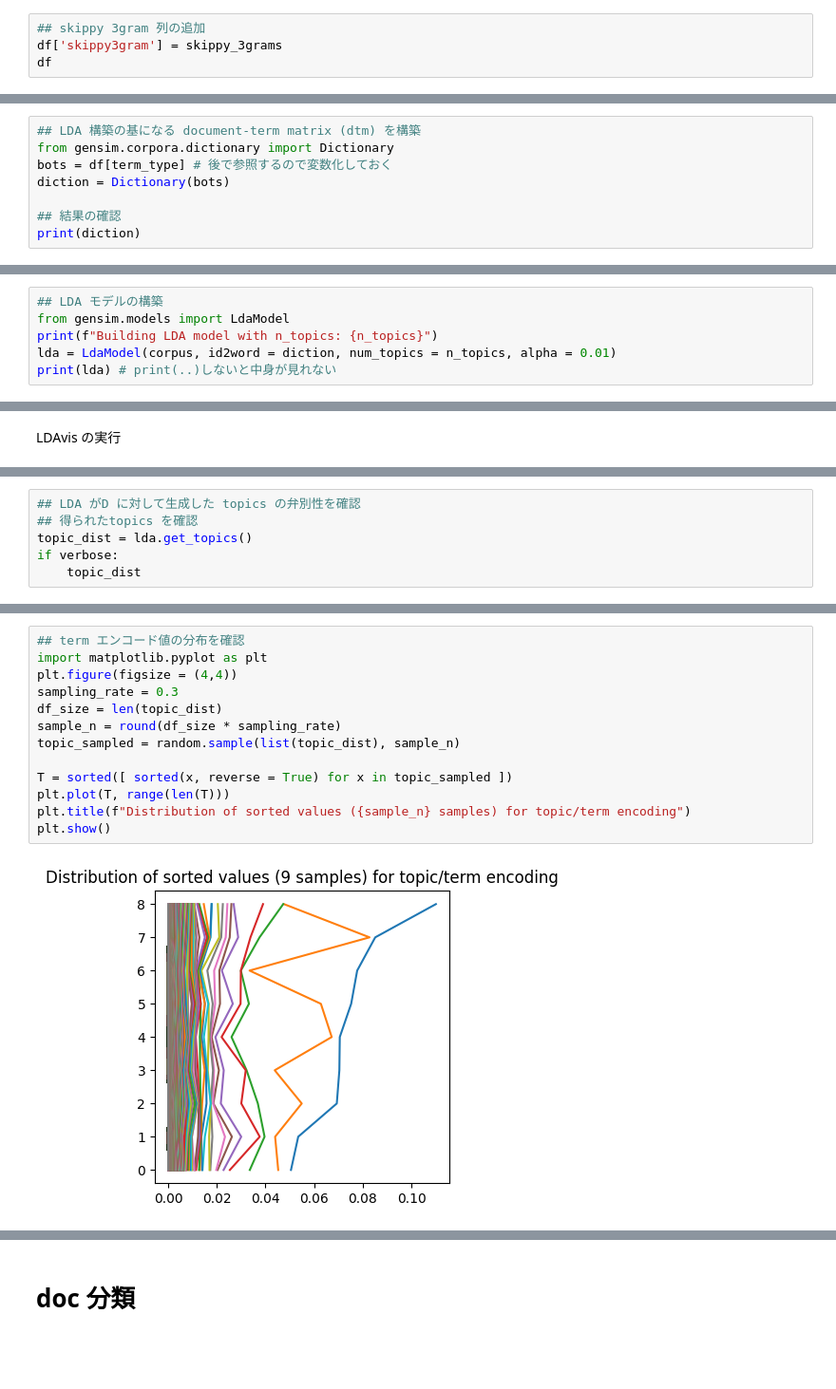
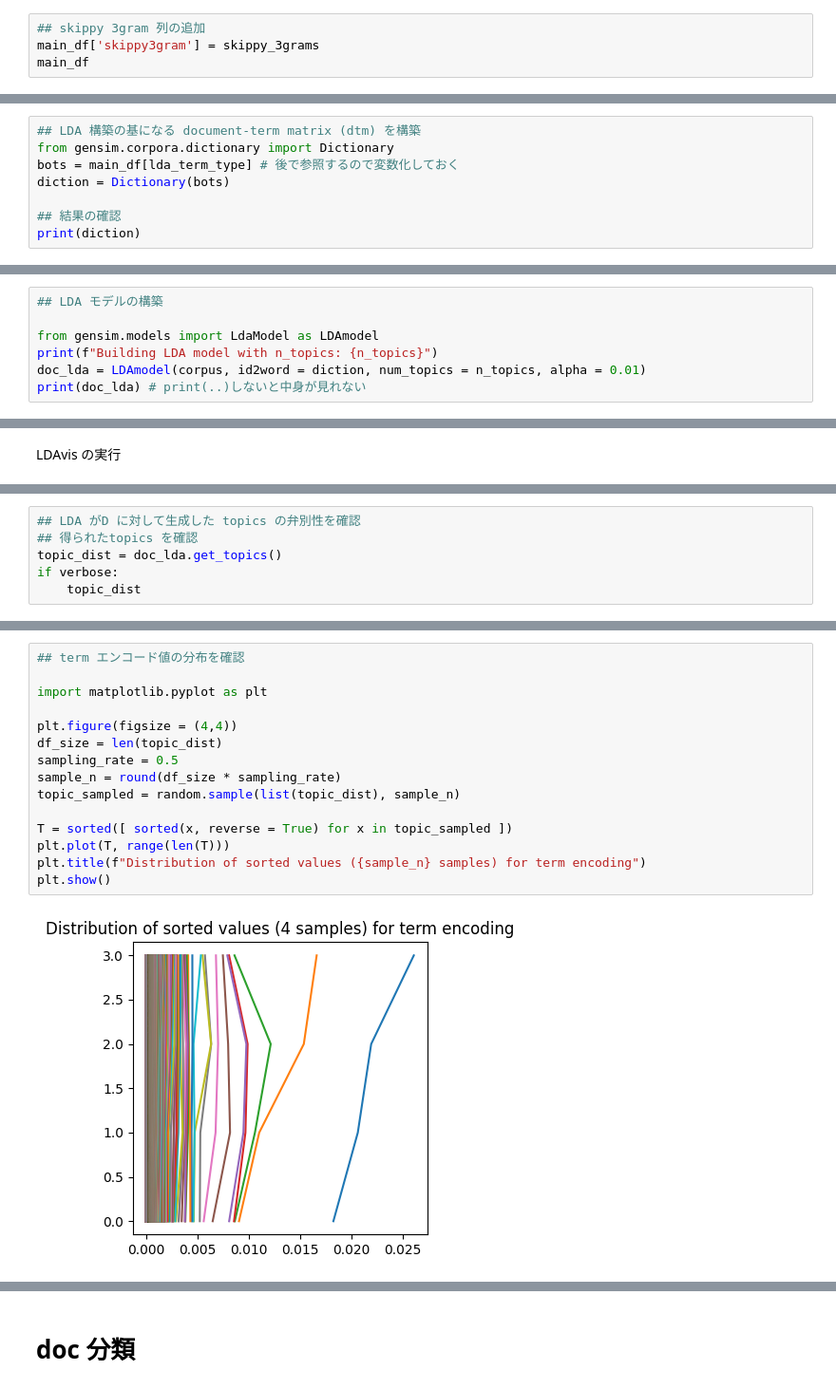
Before and after one commit to kow-k/LDA-spell-sound-typology, a Jupyter notebook: LDA-spell-sound.ipynb, the cells around one changed output, grey strips where cells are left out. Shown at 95% size. Drawn from its saved outputs; the diff is of its cells as text; blank space fills up the shorter version.

```diff
--- a/LDA-spell-sound.ipynb
+++ b/LDA-spell-sound.ipynb
@@ -637,7 +710,7 @@ if verbose:
     random.sample(skippy_3grams, 3)
 # %%
 ## skippy 3gram 列の追加
-df['skippy3gram'] = skippy_3grams
-df
+main_df['skippy3gram'] = skippy_3grams
+main_df
 # %% [output]
 |  | form | freq | spell | sound | irish | welsh | icelandic | dutch | english | french | german | ... |
@@ -658,7 +731,7 @@ DTM 構築
 # %%
 ## LDA 構築の基になる document-term matrix (dtm) を構築
 from gensim.corpora.dictionary import Dictionary
-bots = df[term_type] # 後で参照するので変数化しておく
+bots = main_df[lda_term_type] # 後で参照するので変数化しておく
 diction = Dictionary(bots)
 
 ## 結果の確認
@@ -701,8 +774,9 @@ Number of documents: 6369
 LDA モデルの構築
 # %%
 ## LDA モデルの構築
-from gensim.models import LdaModel
+
+from gensim.models import LdaModel as LDAmodel
 print(f"Building LDA model with n_topics: {n_topics}")
-lda = LdaModel(corpus, id2word = diction, num_topics = n_topics, alpha = 0.01)
-print(lda) # print(..)しないと中身が見れない
+doc_lda = LDAmodel(corpus, id2word = diction, num_topics = n_topics, alpha = 0.01)
+print(doc_lda) # print(..)しないと中身が見れない
 # %% [output]
@@ -786,7 +860,7 @@ pyLDAvis.display(vis)
 # %%
 ## LDA がD に対して生成した topics の弁別性を確認
 ## 得られたtopics を確認
-topic_dist = lda.get_topics()
+topic_dist = doc_lda.get_topics()
 if verbose:
     topic_dist
 # %%
@@ -806,17 +877,19 @@ print(topic_dist.sum())
 # %%
 ## term エンコード値の分布を確認
+
 import matplotlib.pyplot as plt
+
 plt.figure(figsize = (4,4))
-sampling_rate = 0.3
 df_size = len(topic_dist)
+sampling_rate = 0.5
 sample_n = round(df_size * sampling_rate)
 topic_sampled = random.sample(list(topic_dist), sample_n)
 
 T = sorted([ sorted(x, reverse = True) for x in topic_sampled ])
 plt.plot(T, range(len(T)))
-plt.title(f"Distribution of sorted values ({sample_n} samples) for topic/term encoding")
+plt.title(f"Distribution of sorted values ({sample_n} samples) for term encoding")
 plt.show()
 # %% [output]
-[figure, old version]
+[figure, new version]
 # %%
 ## tSNE を使った topics のグループ化 (3D)
```
Also changed, not shown: parts of 59 cells of this notebook.
